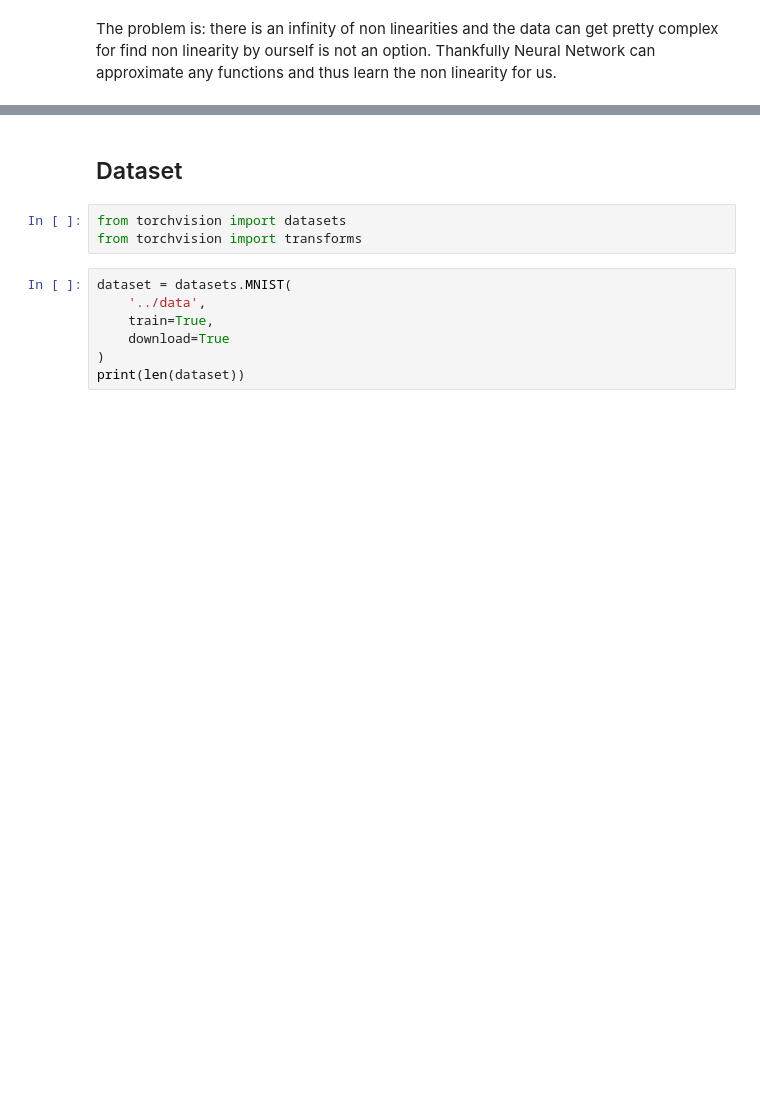
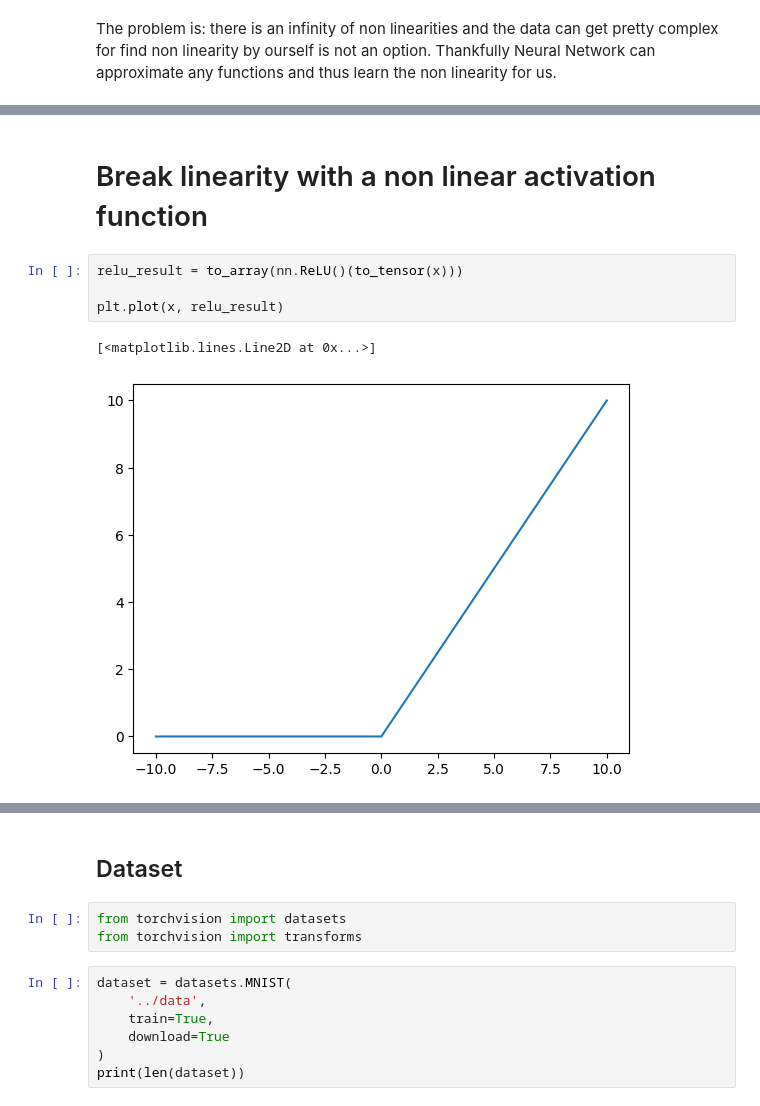
Before and after one commit to kiwi-lang/taranis, a Jupyter notebook: examples/PythonPrimer.ipynb, the cells around one changed output, grey strips where cells are left out. Saved outputs shown, nothing was run; the diff lists cells and outputs as text; blank space fills up the shorter version.

```diff
--- a/examples/PythonPrimer.ipynb
+++ b/examples/PythonPrimer.ipynb
@@ -72,0 +174,9 @@ The problem is: there is an infinity of non linearities and the data can get pre
+# %% [markdown]
+# Break linearity with a non linear activation function
+# %%
+relu_result = to_array(nn.ReLU()(to_tensor(x)))
+
+plt.plot(x, relu_result)
+# %% [output]
+[<matplotlib.lines.Line2D at 0x...>]
+[figure, added]
```
Also changed, not shown: parts of 71 cells of this notebook.
